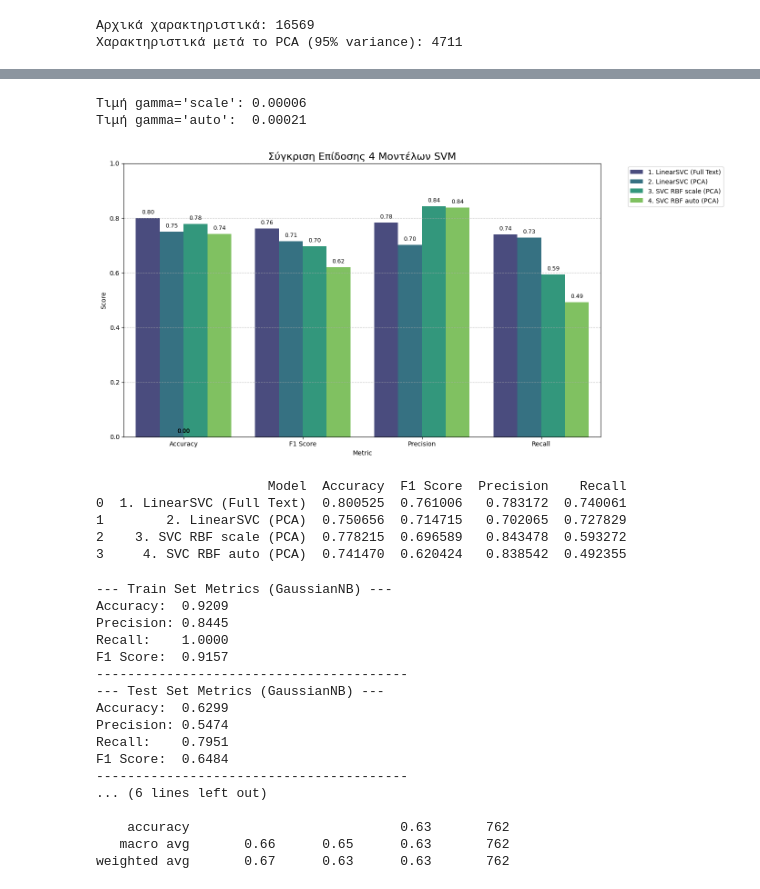
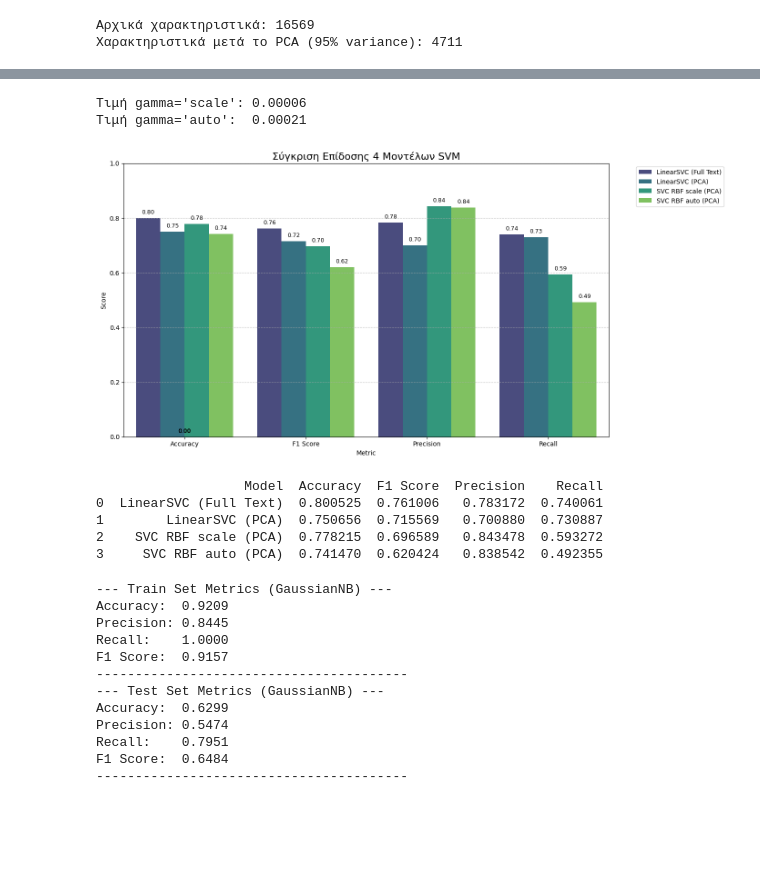
Before and after one commit to agterzis/Machine-Learning, a Jupyter notebook: Μηχανική_Μάθηση_Εργασία_7.ipynb, the cells around one changed output, grey strips where cells are left out. Cells and saved outputs as stored; diff of their text form; code cells hidden in the pictures; blank space fills up the shorter version.

```diff
--- a/Μηχανική_Μάθηση_Εργασία_7.ipynb
+++ b/Μηχανική_Μάθηση_Εργασία_7.ipynb
@@ -316,26 +305,19 @@ import matplotlib.pyplot as plt
 from sklearn.svm import SVC
 from sklearn.metrics import accuracy_score, f1_score, precision_score, recall_score
 
-# --- Βήμα 1: Υπολογισμός τιμών Gamma (για επίδειξη) ---
+# Εμφάνιση τιμών γ
 n_features = X_train_pca.shape[1]
 var_X = X_train_pca.var()
 
 print(f"Τιμή gamma='scale': {1 / (n_features * var_X):.5f}")
 print(f"Τιμή gamma='auto':  {1 / n_features:.5f}")
 
-# --- Βήμα 2: Εκπαίδευση SVC με gamma='auto' (στα δεδομένα PCA) ---
+# Εκπαίδευση SVC με γ='auto'
 svc_auto = SVC(kernel='rbf', gamma='auto', random_state=0)
 svc_auto.fit(X_train_pca, y_train)
 y_pred_svc_auto = svc_auto.predict(X_test_pca)
 
-# --- Βήμα 3: Συλλογή Αποτελεσμάτων ---
-# Χρειαζόμαστε τις προβλέψεις από όλα τα προηγούμενα μοντέλα
-# 1. LinearSVC (Full TF-IDF) -> y_test_pred (από το προηγούμενο βήμα)
-# 2. LinearSVC (PCA)         -> y_pred_linear_pca
-# 3. SVC RBF scale (PCA)     -> y_pred_rbf_pca
-# 4. SVC RBF auto (PCA)      -> y_pred_svc_auto
-
-# Συνάρτηση για εύκολη καταγραφή μετρικών
+# Συνάρτηση για καταγραφή μετρικών
 def get_metrics(y_true, y_pred, model_name):
     return {
         'Model': model_name,
@@ -345,69 +327,63 @@ def get_metrics(y_true, y_pred, model_name):
         'Recall': recall_score(y_true, y_pred)
     }
 
 results = []
-results.append(get_metrics(y_test, y_test_pred, '1. LinearSVC (Full Text)'))
-results.append(get_metrics(y_test, y_pred_linear_pca, '2. LinearSVC (PCA)'))
-results.append(get_metrics(y_test, y_pred_rbf_pca, '3. SVC RBF scale (PCA)'))
-results.append(get_metrics(y_test, y_pred_svc_auto, '4. SVC RBF auto (PCA)'))
+results.append(get_metrics(y_test, y_test_pred, 'LinearSVC (Full Text)'))
+results.append(get_metrics(y_test, y_pred_linear_pca, 'LinearSVC (PCA)'))
+results.append(get_metrics(y_test, y_pred_rbf_pca, 'SVC RBF scale (PCA)'))
+results.append(get_metrics(y_test, y_pred_svc_auto, 'SVC RBF auto (PCA)'))
 
-# Μετατροπή σε DataFrame για εύκολο plotting
+# Μετατροπή σε DataFrame για plotting
 df_results = pd.DataFrame(results)
-
-# Αναδιάταξη (Melt) του DataFrame για να ταιριάζει στο Seaborn barplot
 df_melted = df_results.melt(id_vars="Model", var_name="Metric", value_name="Score")
 
-# --- Βήμα 4: Δημιουργία Bar-Plot ---
 plt.figure(figsize=(14, 7))
 sns.barplot(x="Metric", y="Score", hue="Model", data=df_melted, palette="viridis")
 
 plt.title('Σύγκριση Επίδοσης 4 Μοντέλων SVM', fontsize=16)
-plt.ylim(0, 1.0) # Τα scores είναι από 0 έως 1
+plt.ylim(0, 1.0)
 plt.legend(bbox_to_anchor=(1.05, 1), loc='upper left')
 plt.grid(axis='y', linestyle='--', alpha=0.7)
 
-# Εμφάνιση τιμών πάνω στις μπάρες (προαιρετικό για ευκρίνεια)
+# Εμφάνιση τιμών πάνω στις μπάρες
 for p in plt.gca().patches:
     plt.gca().annotate(f'{p.get_height():.2f}',
                        (p.get_x() + p.get_width() / 2., p.get_height()),
                        ha = 'center', va = 'center',
                        xytext = (0, 9),
                        textcoords = 'offset points',
                        fontsize=9)
 
 plt.tight_layout()
 plt.show()
 
-# Εκτύπωση του πίνακα για ακριβή νούμερα
 print(df_results)
 # %% [output]
 Τιμή gamma='scale': 0.00006
 Τιμή gamma='auto':  0.00021
-[figure, old version]
+[figure, new version]
-                      Model  Accuracy  F1 Score  Precision    Recall
-0  1. LinearSVC (Full Text)  0.800525  0.761006   0.783172  0.740061
-1        2. LinearSVC (PCA)  0.750656  0.714715   0.702065  0.727829
-2    3. SVC RBF scale (PCA)  0.778215  0.696589   0.843478  0.593272
-3     4. SVC RBF auto (PCA)  0.741470  0.620424   0.838542  0.492355
+                   Model  Accuracy  F1 Score  Precision    Recall
+0  LinearSVC (Full Text)  0.800525  0.761006   0.783172  0.740061
+1        LinearSVC (PCA)  0.750656  0.715569   0.700880  0.730887
+2    SVC RBF scale (PCA)  0.778215  0.696589   0.843478  0.593272
+3     SVC RBF auto (PCA)  0.741470  0.620424   0.838542  0.492355
 # %%
 from sklearn.naive_bayes import GaussianNB
 from sklearn.metrics import accuracy_score, f1_score, precision_score, recall_score, classification_report
 
-# 1. Μετατροπή των αραιών πινάκων TF-IDF σε πυκνούς (Dense Arrays)
-# Ο GaussianNB δεν δέχεται sparse matrices.
-# Προσοχή: Αυτό απαιτεί περισσότερη μνήμη RAM.
+# Μετατροπή των αραιών πινάκων TF-IDF σε πυκνούς (Dense arrays)
 X_train_dense = X_train_tfidf.toarray()
 X_test_dense = X_test_tfidf.toarray()
 
-# 2. Αρχικοποίηση και Εκπαίδευση Gaussian Naive Bayes
+# Εκπαίδευση
 gnb = GaussianNB()
 gnb.fit(X_train_dense, y_train)
 
-# 3. Προβλέψεις
+# Προβλέψεις
 y_train_pred_gnb = gnb.predict(X_train_dense)
 y_test_pred_gnb = gnb.predict(X_test_dense)
 
-# 4. Υπολογισμός και Εκτύπωση Μετρικών
+# Υπολογισμός και εκτύπωση μετρικών
 def print_metrics(y_true, y_pred, set_name):
     print(f"--- {set_name} Set Metrics (GaussianNB) ---")
     print(f"Accuracy:  {accuracy_score(y_true, y_pred):.4f}")
@@ -418,9 +394,6 @@ def print_metrics(y_true, y_pred, set_name):
 
 print_metrics(y_train, y_train_pred_gnb, "Train")
 print_metrics(y_test, y_test_pred_gnb, "Test")
-
-# Αναλυτικό Report
-print("\nClassification Report (Test Set):\n", classification_report(y_test, y_test_pred_gnb))
 # %% [output]
 --- Train Set Metrics (GaussianNB) ---
 Accuracy:  0.9209
@@ -434,8 +407,3 @@ Precision: 0.5474
 Recall:    0.7951
 F1 Score:  0.6484
 ----------------------------------------
-... (6 lines left out)
-
-    accuracy                           0.63       762
-   macro avg       0.66      0.65      0.63       762
-weighted avg       0.67      0.63      0.63       762
```
Also changed, not shown: parts of 6 cells of this notebook.
